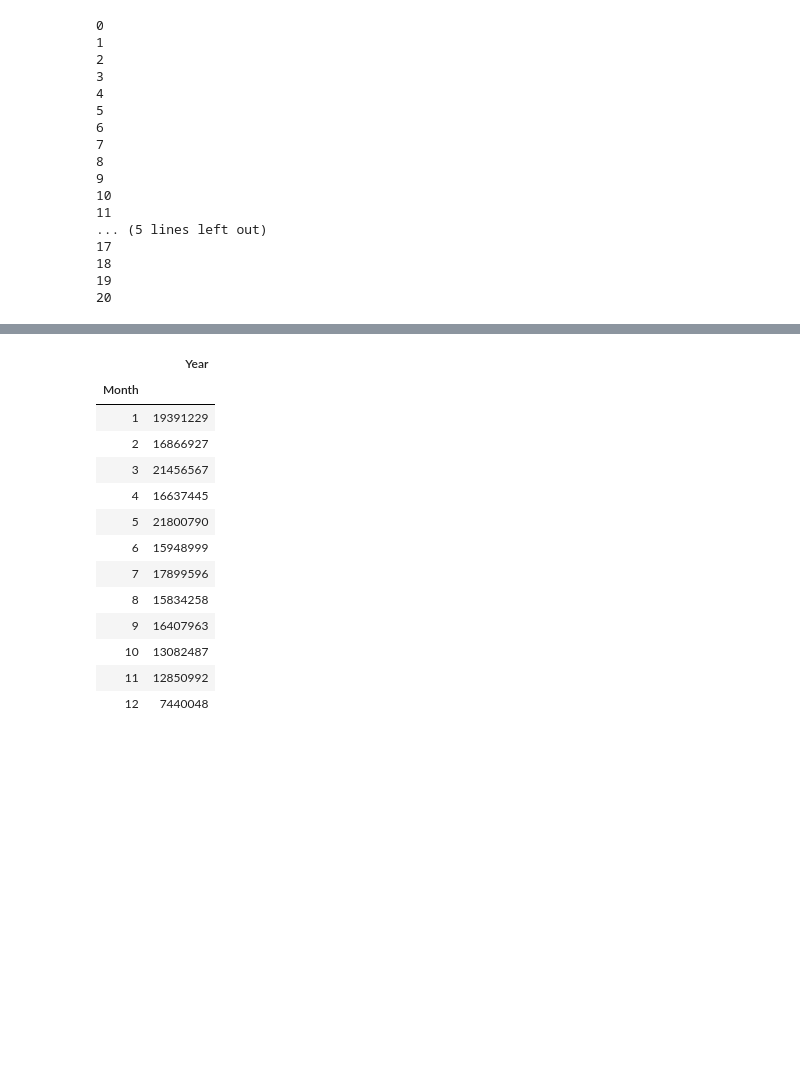
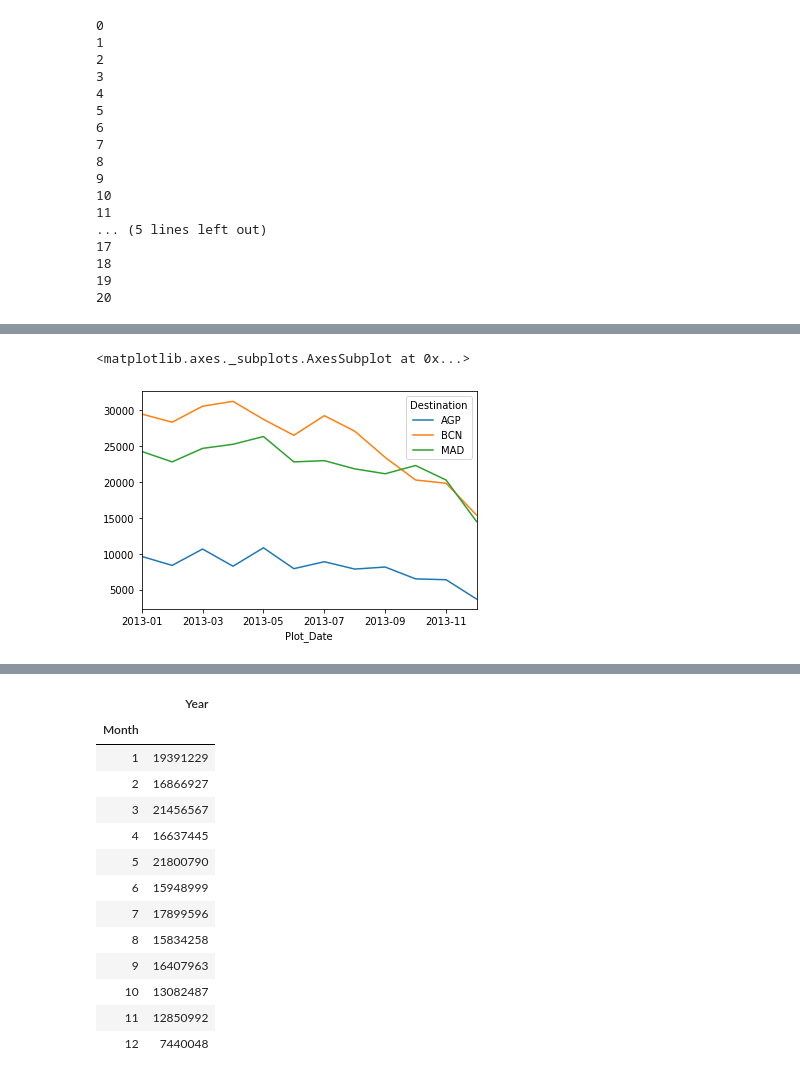
Before and after one commit to etajadura/amadeus_challenge, a Jupyter notebook: exercise3.ipynb, the cells around one changed output, grey strips where cells are left out. Drawn from its saved outputs; the diff is of its cells as text; code cells hidden in the pictures; blank space fills up the shorter version.

```diff
--- a/exercise3.ipynb
+++ b/exercise3.ipynb
@@ -176,0 +234,3 @@ for i, search in enumerate(searches_iter):
+# %%
+#probamos a formatear con slice
+searches['Plot_Date']=searches.Date.str[0:7]
@@ -186,2 +256,0 @@ searches.sample(5)
-# %%
-searches['Date2']=pd.to_datetime(searches['Date'], format='%Y/%m/%d')
@@ -187,0 +267,2 @@ searches['Date2']=pd.to_datetime(searches['Date'], format='%Y/%m/%d')
+# %%
+searches_gr=searches.groupby(['Plot_Date', 'Destination']).count()
@@ -187,0 +288,2 @@ searches['Date2']=pd.to_datetime(searches['Date'], format='%Y/%m/%d')
+# %%
+to_plot=searches_gr.pivot('Plot_Date', 'Destination', 'Date')
@@ -187,0 +307,5 @@ searches['Date2']=pd.to_datetime(searches['Date'], format='%Y/%m/%d')
+# %%
+to_plot.plot()
+# %% [output]
+<matplotlib.axes._subplots.AxesSubplot at 0x...>
+[figure, added]
```
Also changed, not shown: parts of 28 cells of this notebook, 1 other file.
